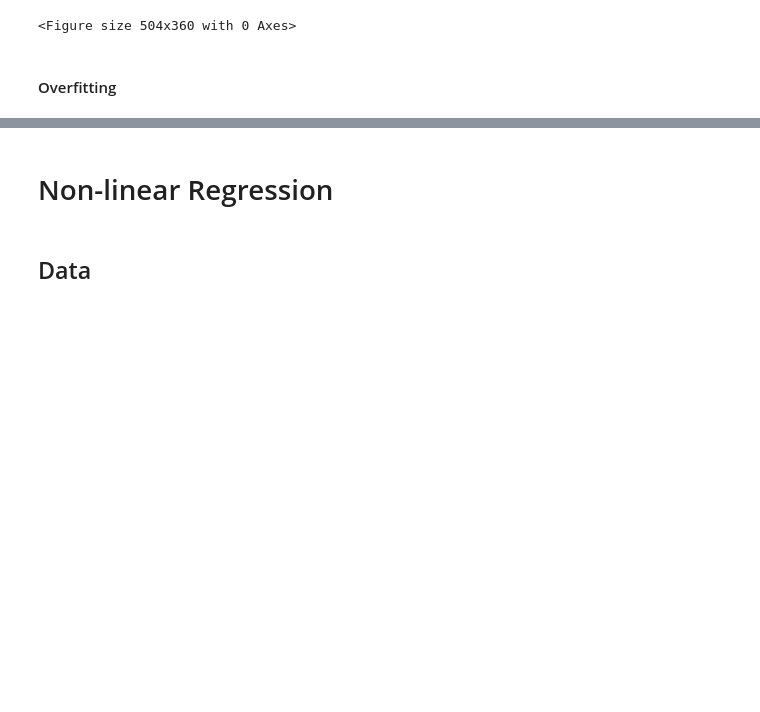
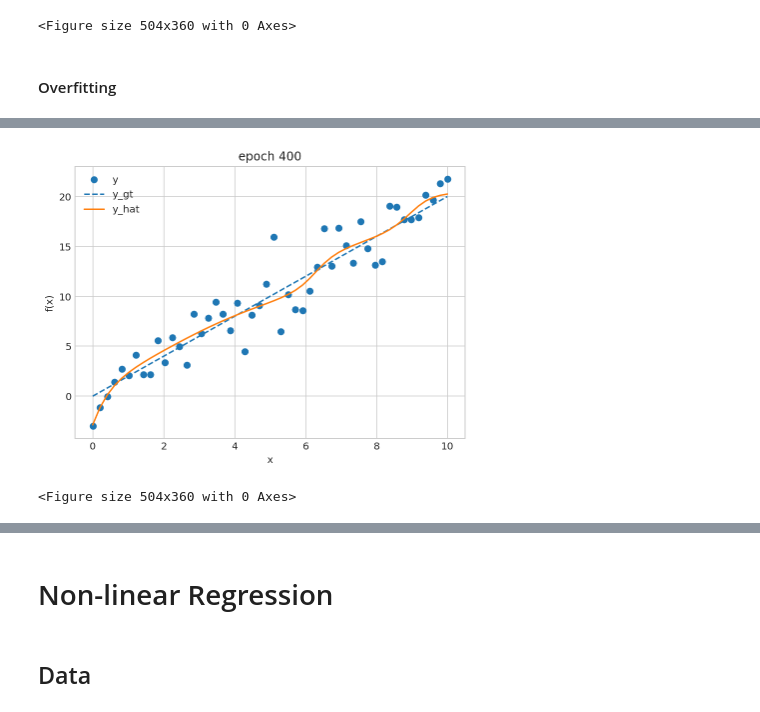
Before and after one commit to uschmidt83/keras-intro, a Jupyter notebook: 01-regression.ipynb, the cells around one changed output, grey strips where cells are left out. Cells and saved outputs as stored; diff of their text form; code cells hidden in the pictures; blank space fills up the shorter version.

```diff
--- a/01-regression.ipynb
+++ b/01-regression.ipynb
@@ -330,0 +346,2 @@ hist = model.fit(x,y,validation_data=(x_val,y_val),batch_size=N,epochs=5000,verb
+# %%
+model = get_model_nonlinear()
@@ -331,3 +366,10 @@ hist = model.fit(x,y,validation_data=(x_val,y_val),batch_size=N,epochs=5000,verb
+# %%
+hist = model.fit(x,y,validation_data=(x_val,y_val),batch_size=N,epochs=5000,verbose=0,
+                 callbacks=[plot_callback(lambda:plot_f(x,y,y_gt,model.predict(x)),200),
+                            EarlyStopping(patience=200)]);
+# %% [output]
+[figure, added]
+<Figure size 504x360 with 0 Axes>
 # %%
 plot_f(x_val,y_val,y_hat=model.predict(x_val))
 plt.title('validation data');
```
Also changed, not shown: parts of 23 cells of this notebook.
